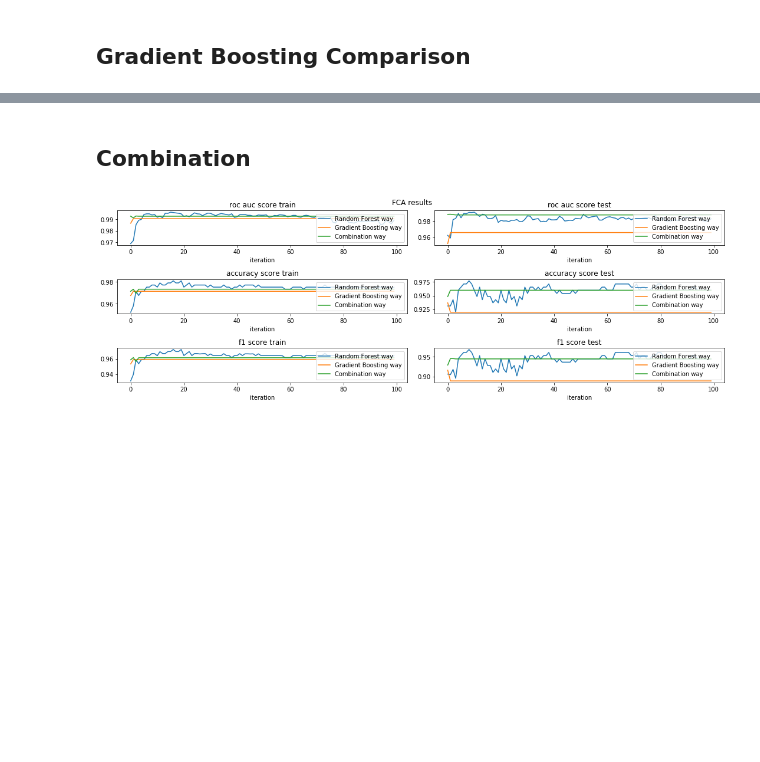
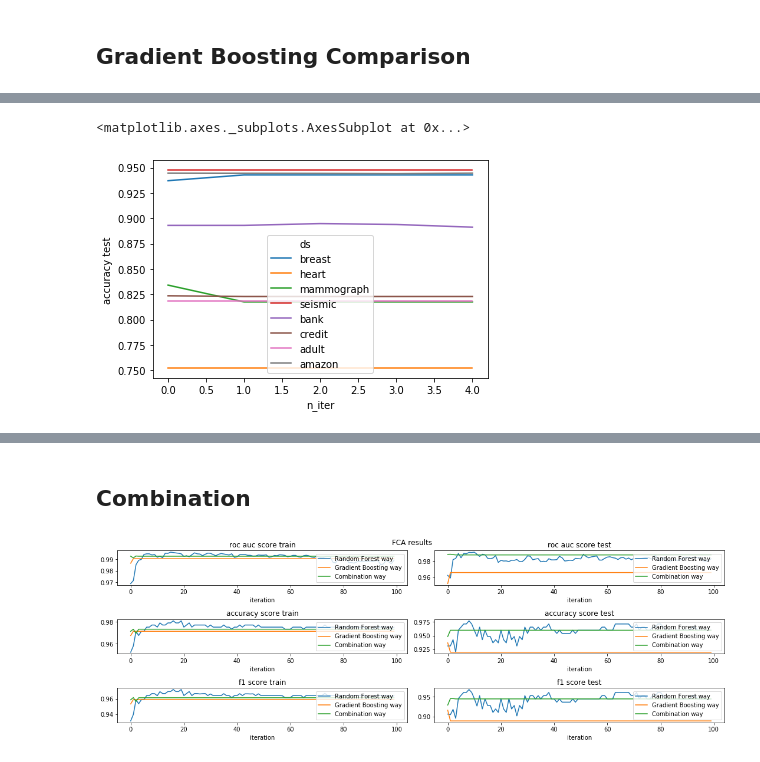
Before and after one commit to EgorDudyrev/FCA_BB_interpret, a Jupyter notebook: notebooks/2020.08.09-TreeEnsembling_with_RF.ipynb, the cells around one changed output, grey strips where cells are left out. Cells and saved outputs as stored; diff of their text form; code cells hidden in the pictures; blank space fills up the shorter version.

```diff
--- a/notebooks/2020.08.09-TreeEnsembling_with_RF.ipynb
+++ b/notebooks/2020.08.09-TreeEnsembling_with_RF.ipynb
@@ -340,0 +515,5 @@ plt.show()
+# %%
+sns.lineplot(x='n_iter', y='accuracy test', hue='ds', data=stats_gb_ds[stats_gb_ds['model_name']=='fca_gb'])
+# %% [output]
+<matplotlib.axes._subplots.AxesSubplot at 0x...>
+[figure, added]
```
Also changed, not shown: parts of 76 cells of this notebook.
